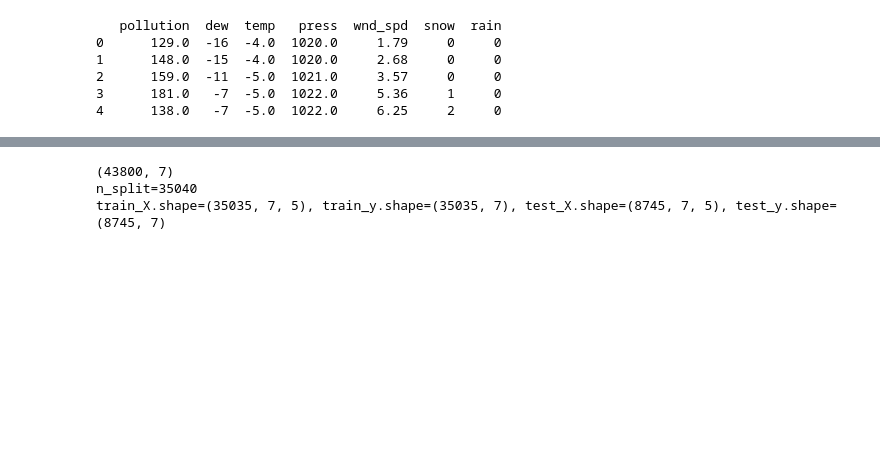
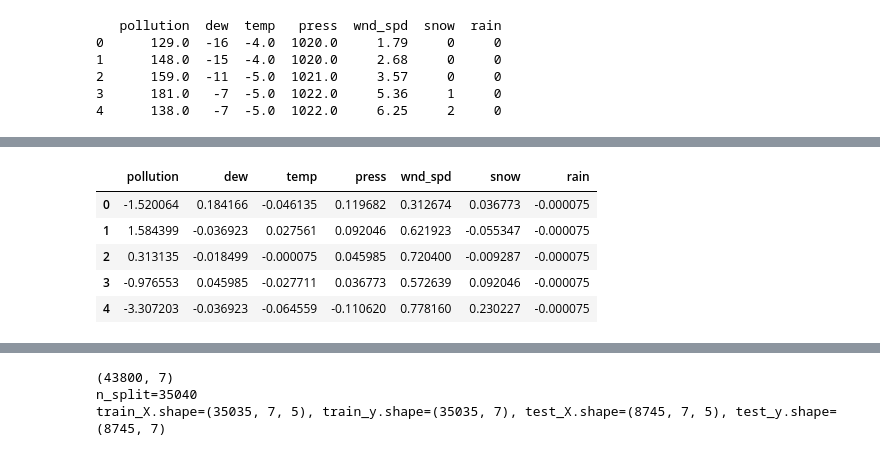
Before and after one commit to VeryLittleAnna/time_series, a Jupyter notebook: notebook.ipynb, the cells around one changed output, grey strips where cells are left out. Drawn from its saved outputs; the diff is of its cells as text; code cells hidden in the pictures; blank space fills up the shorter version.

```diff
--- a/notebook.ipynb
+++ b/notebook.ipynb
@@ -21,10 +21,11 @@ data.head(5)
 | 4 | 01.01.2016 00:04:00 | 65.59 | 48.0 | 6.0 | 98.9 | 6.85561 | 63.98110 | ... |
 5 rows × 68 columns
 # %%
-def preprocess(df, K=5):
-    df = df.groupby(df.index //5).mean() #усреднение
+def preprocess(df, K=5, dif=True):
+    df = df.groupby(df.index // K).mean() #усреднение
     df_np = df.to_numpy()
-    df_np = df_np[1:len(df_np), ...] - df_np[0:-1, ...] #дифференцирование
+    if dif:
+        df_np = df_np[1:len(df_np), ...] - df_np[0:-1, ...] #дифференцирование
     df_np = (df_np - df_np.mean()) / df_np.std() #масштабирование
     df = pd.DataFrame(df_np, columns=df.columns)
     return df
@@ -165,3 +171,5 @@ dataset.to_csv('../../materials/pollution.csv', index=False)
 4      138.0   -7  -5.0  1022.0     6.25     2     0
 # %%
 dataset = pd.read_csv('../../materials/pollution.csv')
+# %%
+dataset = preprocess(dataset)
@@ -167,0 +193,9 @@ dataset = pd.read_csv('../../materials/pollution.csv')
+# %%
+dataset.head()
+# %% [output]
+|  | pollution | dew | temp | press | wnd_spd | snow | rain |
+| 0 | -1.520064 | 0.184166 | -0.046135 | 0.119682 | 0.312674 | 0.036773 | -0.000075 |
+| 1 | 1.584399 | -0.036923 | 0.027561 | 0.092046 | 0.621923 | -0.055347 | -0.000075 |
+| 2 | 0.313135 | -0.018499 | -0.000075 | 0.045985 | 0.720400 | -0.009287 | -0.000075 |
+| 3 | -0.976553 | 0.045985 | -0.027711 | 0.036773 | 0.572639 | 0.092046 | -0.000075 |
+| 4 | -3.307203 | -0.036923 | -0.064559 | -0.110620 | 0.778160 | 0.230227 | -0.000075 |
```
Also changed, not shown: parts of 17 cells of this notebook.
